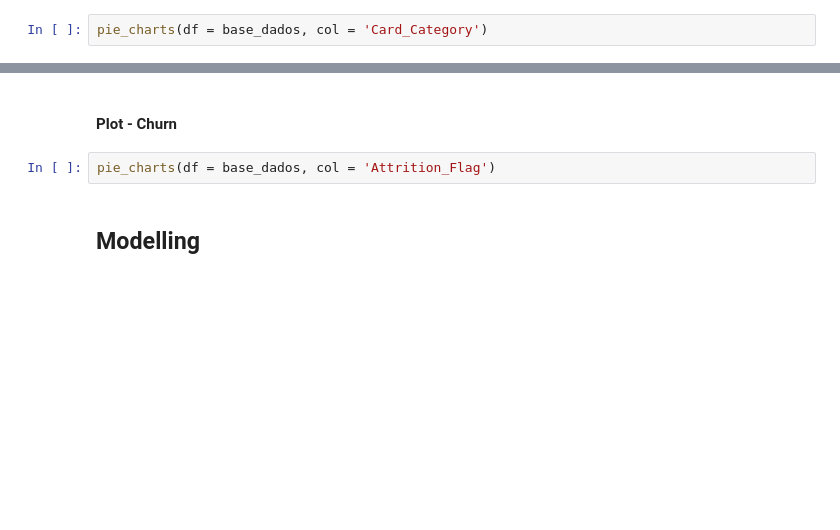
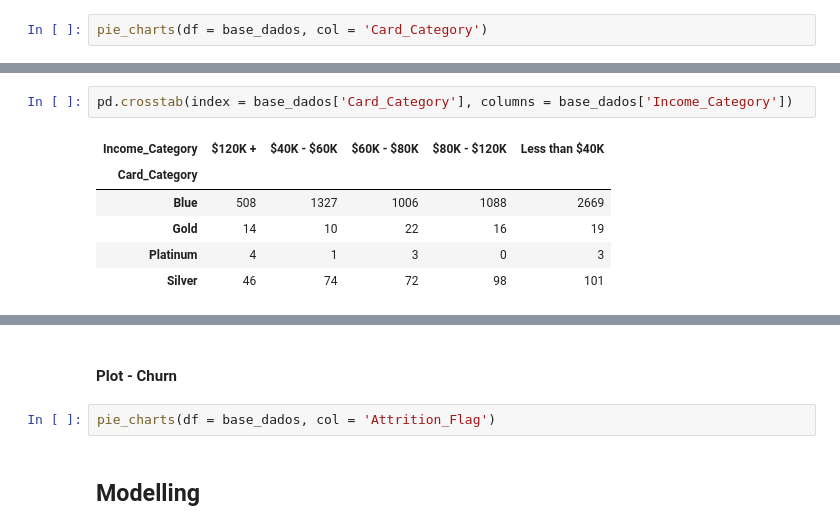
Before and after one commit to rfprates/modelo_classificacao_churn_banco, a Jupyter notebook: case_churn_bancos.ipynb, the cells around one changed output, grey strips where cells are left out. Cells and saved outputs as stored; diff of their text form; blank space fills up the shorter version.

```diff
--- a/case_churn_bancos.ipynb
+++ b/case_churn_bancos.ipynb
@@ -290,0 +306,9 @@ pie_charts(df = base_dados, col = 'Card_Category')
+# %%
+pd.crosstab(index = base_dados['Card_Category'], columns = base_dados['Income_Category'])
+# %% [output]
+| Income_Category | $120K + | $40K - $60K | $60K - $80K | $80K - $120K | Less than $40K |
+| Card_Category |  |  |  |  |  |
+| Blue | 508 | 1327 | 1006 | 1088 | 2669 |
+| Gold | 14 | 10 | 22 | 16 | 19 |
+| Platinum | 4 | 1 | 3 | 0 | 3 |
+| Silver | 46 | 74 | 72 | 98 | 101 |
```
Also changed, not shown: parts of 31 cells of this notebook.
